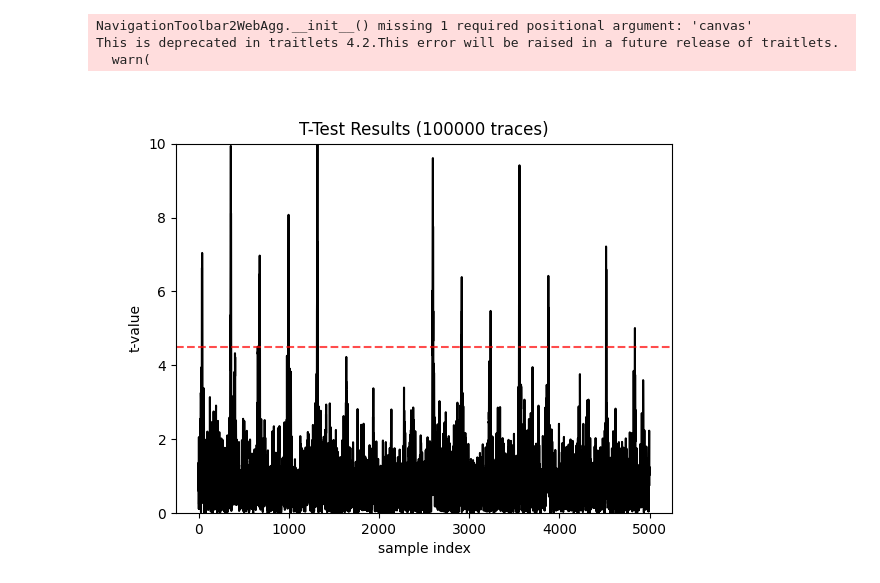
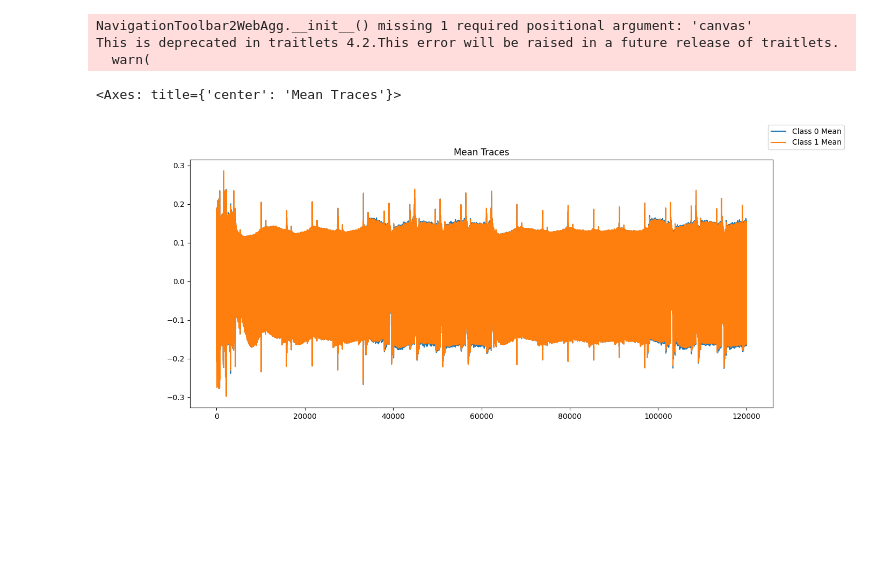
Before and after one commit to cisec-su/RISQrypt, a Jupyter notebook: sca/notebooks/ttest_res.ipynb, the cells around one changed output. Cells and saved outputs as stored; diff of their text form; code cells hidden in the pictures; blank space fills up the shorter version.

Commit message:
dilithium sign ttest files

```diff
--- a/sca/notebooks/ttest_res.ipynb
+++ b/sca/notebooks/ttest_res.ipynb
@@ -14,2 +12,0 @@ trace_collector = ttest_trace_collector.TTestTraceCollector(proj_name=PROJ_NAME,
-# %%
-ttest_analysis = trace_collector.get_analysis_obj(N=N, prng_off=PRNG_OFF)
@@ -37,9 +13,14 @@ ttest_analysis.plot_traces()
-# %%
-ttest_analysis.run_ttest(chunk=5000)
-# %%
-ttest_analysis.plot_ttest(ylimit=10)
-# %% [output]
-NavigationToolbar2WebAgg.__init__() missing 1 required positional argument: 'canvas'
-This is deprecated in traitlets 4.2.This error will be raised in a future release of traitlets.
-  warn(
-[figure, removed]
+# %%
+ttest_analysis_obj = ttest_analysis.TTestAnalysis(PROJ_NAME, offset=OFFSET, label=LABEL, N=N, prng_off=PRNG_OFF, init_ths=not FROM_MEM)
+# %%
+if FROM_MEM:
+    ttest_analysis_obj.load_ttest_results()
+# %%
+%matplotlib widget
+ttest_analysis_obj.plot_means(size=(14, 6), num_traces=100)
+# %% [output]
+NavigationToolbar2WebAgg.__init__() missing 1 required positional argument: 'canvas'
+This is deprecated in traitlets 4.2.This error will be raised in a future release of traitlets.
+  warn(
+<Axes: title={'center': 'Mean Traces'}>
+[figure, added]
```
Also changed, not shown: parts of 10 cells of this notebook, 1 other file.
